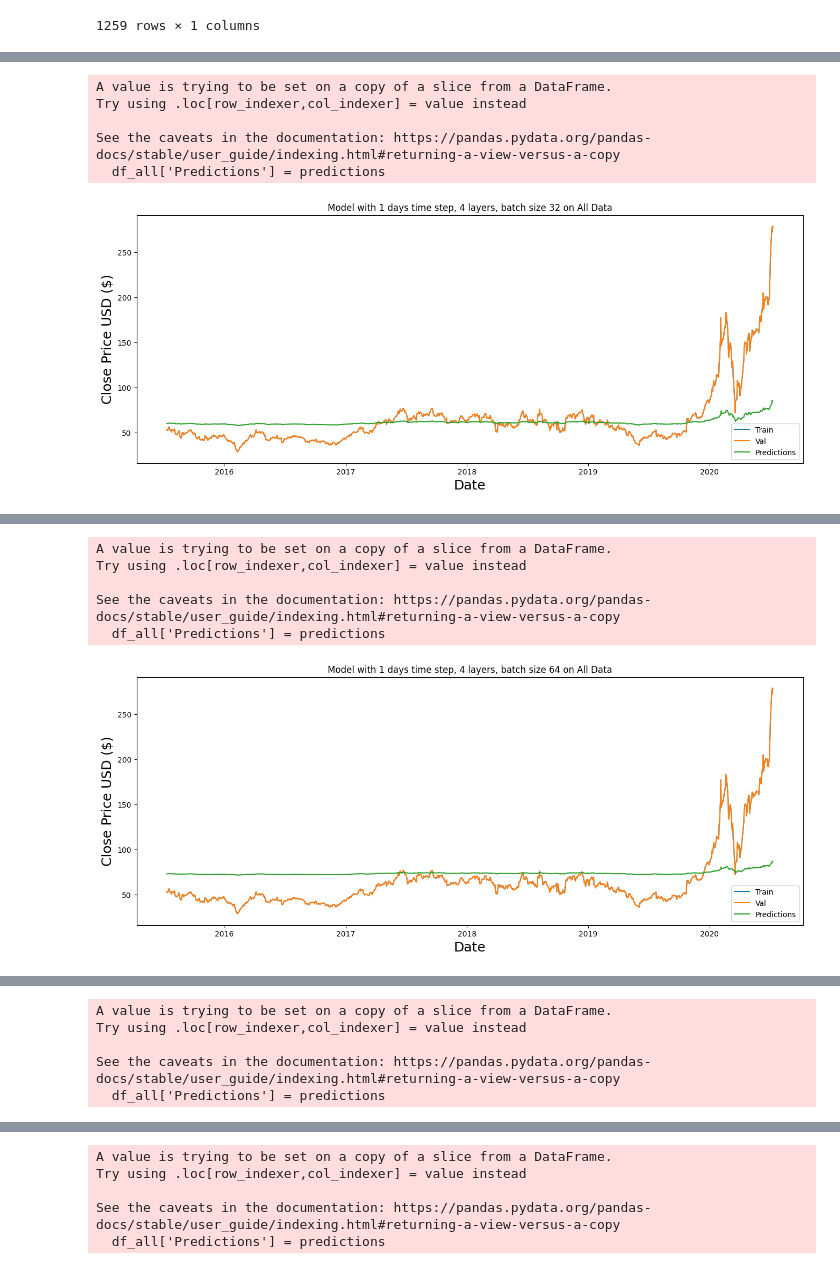
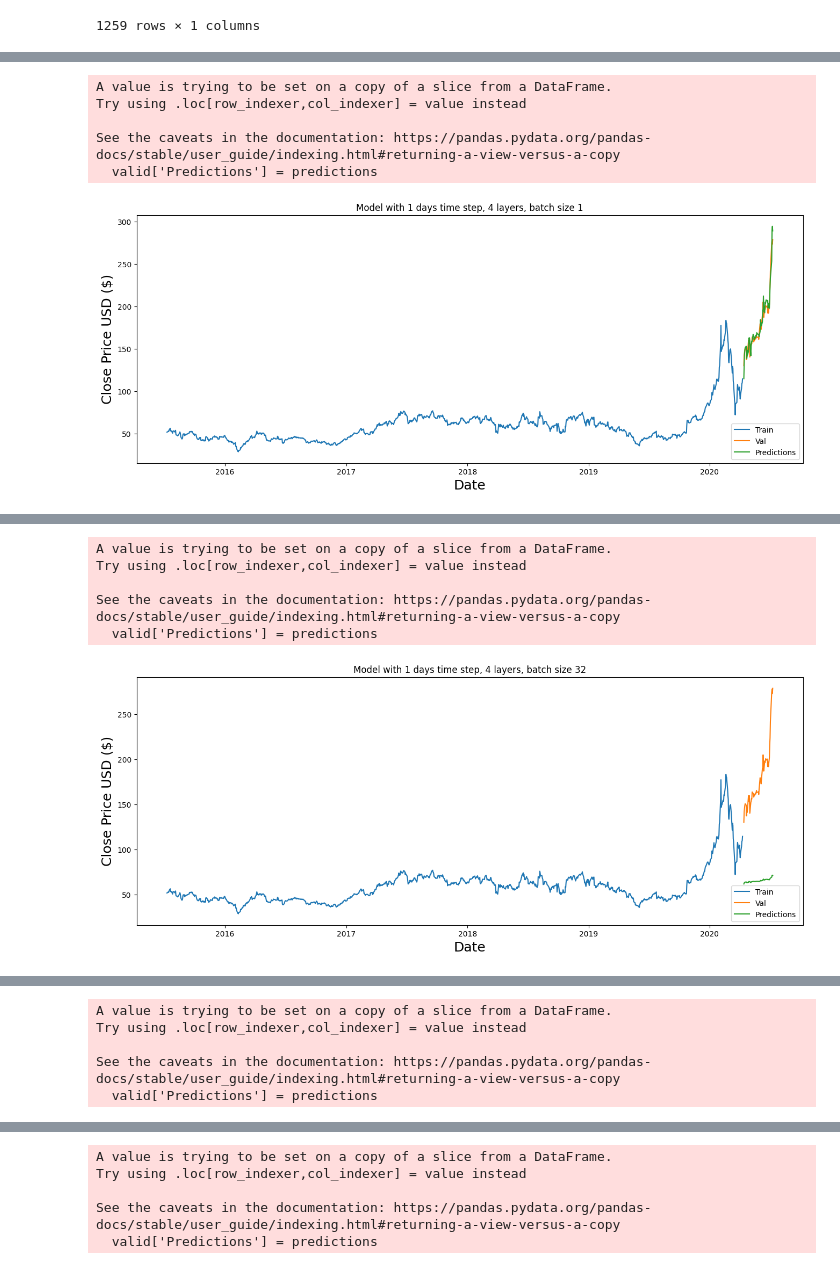
Before and after one commit to Boliang312/Deep-Learning, a Jupyter notebook: HW3_Chen_Boliang.ipynb, the cells around one changed output, grey strips where cells are left out. Drawn from its saved outputs; the diff is of its cells as text; code cells hidden in the pictures.

```diff
--- a/HW3_Chen_Boliang.ipynb
+++ b/HW3_Chen_Boliang.ipynb
@@ -67,29 +67,34 @@ def visualize_predictions(train_data, valid_data, title):
 # Make comparetion with layer and batch size
 time_steps = [1, 7, 14]
 layer_options = [4, 6]
-batch_sizes = [32, 64]
+batch_sizes = [1, 32]
 # %%
 for step in time_steps:
     for layers in layer_options:
         for batch in batch_sizes:
+            # Splitting the dataset into train and test
+            training_data_len = int(np.ceil(len(scaled_data) * 0.95))
+            train_data = scaled_data[0:training_data_len, :]
 
-            # Create datasets for all data
-            x_all, y_all = create_dataset(scaled_data, step)
+            # Creating the datasets
+            x_train, y_train = create_dataset(train_data, step)
+            x_test, y_test = create_dataset(scaled_data[training_data_len-step:], step)
 
             # Reshape the data
-            x_all = np.reshape(x_all, (x_all.shape[0], x_all.shape[1], 1))
+            x_train = np.reshape(x_train, (x_train.shape[0], x_train.shape[1], 1))
+            x_test = np.reshape(x_test, (x_test.shape[0], x_test.shape[1], 1))
 
-            # Build and train the model on the entire dataset
-            model = build_and_train_model(x_all, y_all, layers, batch, epochs=1)
+            # Build and train the model
+            model = build_and_train_model(x_train, y_train, layers, batch, epochs=1)
 
-            # Generate predictions for the entire dataset
-            predictions = model.predict(x_all)
+            # Generate predictions
+            predictions = model.predict(x_test)
             predictions = scaler.inverse_transform(predictions)
 
-            # Create a dataframe for visualization
-            df_all = df[step:]  # Adjust the data to match the lag
-            df_all['Predictions'] = predictions
+            train = df[:training_data_len]
+            valid = df[training_data_len:]
+            valid['Predictions'] = predictions
 
             # Visualize the results
-            visualize_predictions(df_all, df_all, f"Model with {step} days time step, {layers} layers, batch size {batch} on All Data")
+            visualize_predictions(train, valid, f"Model with {step} days time step, {layers} layers, batch size {batch}")
 # %% [output]
@@ -98,6 +103,6 @@ for step in time_steps:
 A value is trying to be set on a copy of a slice from a DataFrame.
 Try using .loc[row_indexer,col_indexer] = value instead
 
 See the caveats in the documentation: https://pandas.pydata.org/pandas-docs/stable/user_guide/indexing.html#returning-a-view-versus-a-copy
-  df_all['Predictions'] = predictions
+  valid['Predictions'] = predictions
-[figure, old version]
+[figure, new version]
@@ -107,5 +112,5 @@ A value is trying to be set on a copy of a slice from a DataFrame.
 Try using .loc[row_indexer,col_indexer] = value instead
 
 See the caveats in the documentation: https://pandas.pydata.org/pandas-docs/stable/user_guide/indexing.html#returning-a-view-versus-a-copy
-  df_all['Predictions'] = predictions
+  valid['Predictions'] = predictions
-[figure, old version]
+[figure, new version]
@@ -115,4 +120,4 @@ A value is trying to be set on a copy of a slice from a DataFrame.
 Try using .loc[row_indexer,col_indexer] = value instead
 
 See the caveats in the documentation: https://pandas.pydata.org/pandas-docs/stable/user_guide/indexing.html#returning-a-view-versus-a-copy
-  df_all['Predictions'] = predictions
+  valid['Predictions'] = predictions
@@ -123,4 +128,4 @@ A value is trying to be set on a copy of a slice from a DataFrame.
 Try using .loc[row_indexer,col_indexer] = value instead
 
 See the caveats in the documentation: https://pandas.pydata.org/pandas-docs/stable/user_guide/indexing.html#returning-a-view-versus-a-copy
-  df_all['Predictions'] = predictions
+  valid['Predictions'] = predictions
```
Also changed, not shown: parts of 10 cells of this notebook.
